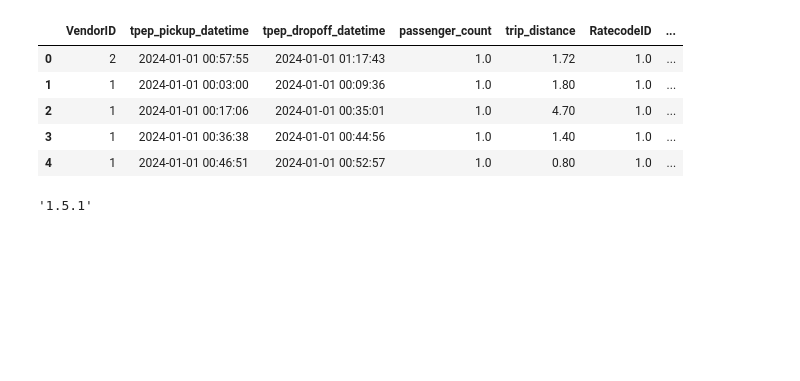
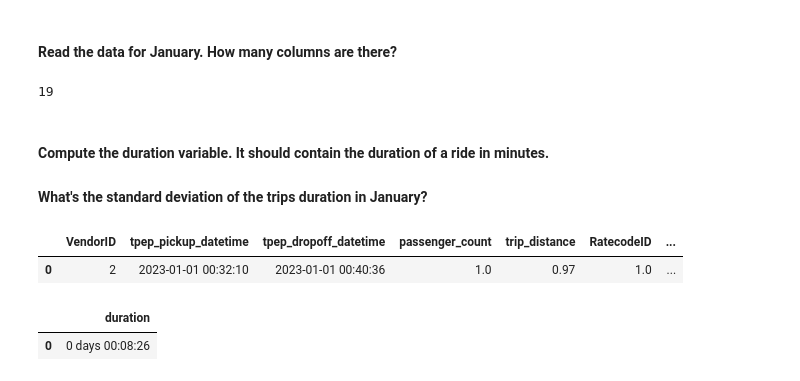
Before and after one commit to ileardo/mlops-zoomcamp, a Jupyter notebook: 01-intro/homework.ipynb, the cells around one changed output. Drawn from its saved outputs; the diff is of its cells as text; code cells hidden in the pictures; blank space fills up the shorter version.

```diff
--- a/01-intro/homework.ipynb
+++ b/01-intro/homework.ipynb
@@ -7,11 +3,9 @@ pd.__version__
 # %%
-df = pd.read_parquet('https://d37ci6vzurychx.cloudfront.net/trip-data/yellow_tripdata_2024-01.parquet')
+df1 = pd.read_parquet('https://d37ci6vzurychx.cloudfront.net/trip-data/yellow_tripdata_2023-01.parquet')
+df2 = pd.read_parquet('https://d37ci6vzurychx.cloudfront.net/trip-data/yellow_tripdata_2023-02.parquet')
+# %% [markdown]
+#### Read the data for January. How many columns are there?
 # %%
-df.head()
+len(df1.columns)
 # %% [output]
-|  | VendorID | tpep_pickup_datetime | tpep_dropoff_datetime | passenger_count | trip_distance | RatecodeID | ... |
-| 0 | 2 | 2024-01-01 00:57:55 | 2024-01-01 01:17:43 | 1.0 | 1.72 | 1.0 | ... |
-| 1 | 1 | 2024-01-01 00:03:00 | 2024-01-01 00:09:36 | 1.0 | 1.80 | 1.0 | ... |
-| 2 | 1 | 2024-01-01 00:17:06 | 2024-01-01 00:35:01 | 1.0 | 4.70 | 1.0 | ... |
-| 3 | 1 | 2024-01-01 00:36:38 | 2024-01-01 00:44:56 | 1.0 | 1.40 | 1.0 | ... |
-| 4 | 1 | 2024-01-01 00:46:51 | 2024-01-01 00:52:57 | 1.0 | 0.80 | 1.0 | ... |
+19
@@ -20,4 +12,14 @@ import sklearn
-# %%
-sklearn.__version__
-# %% [output]
-'1.5.1'
+# %% [markdown]
+#### Compute the duration variable. It should contain the duration of a ride in minutes.
+#### What's the standard deviation of the trips duration in January?
+# %%
+df1.head(1)
+# %% [output]
+|  | VendorID | tpep_pickup_datetime | tpep_dropoff_datetime | passenger_count | trip_distance | RatecodeID | ... |
+| 0 | 2 | 2023-01-01 00:32:10 | 2023-01-01 00:40:36 | 1.0 | 0.97 | 1.0 | ... |
+# %%
+df1['duration'] = df1.tpep_dropoff_datetime - df1.tpep_pickup_datetime
+df1[['duration']].head(1)
+# %% [output]
+|  | duration |
+| 0 | 0 days 00:08:26 |
```
Also changed, not shown: parts of 22 cells of this notebook, 1 other file.
